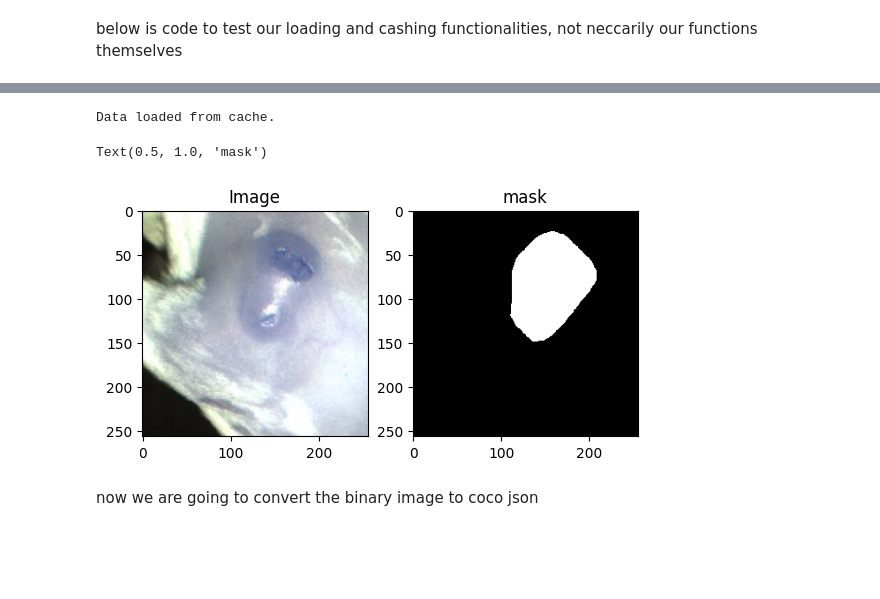
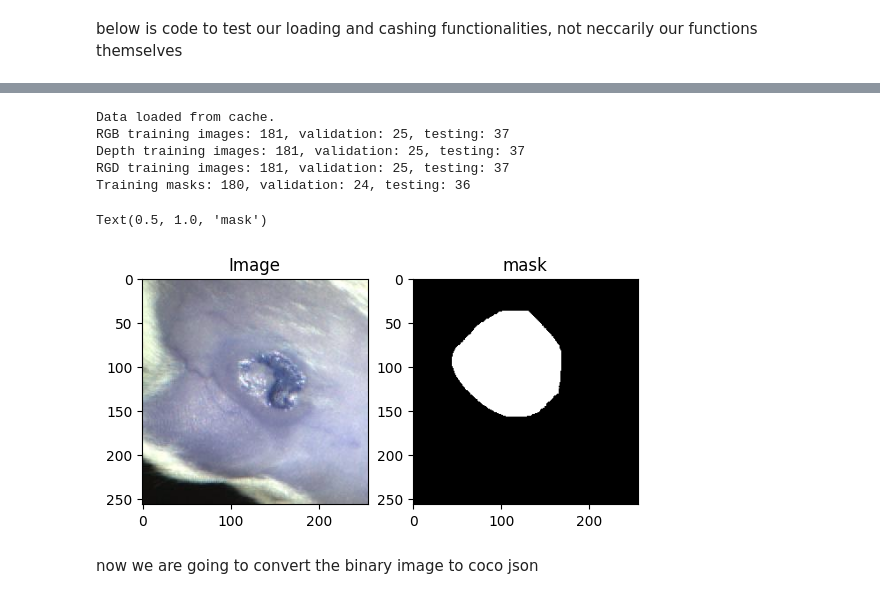
Before and after one commit to RibaDiba/tumor-segmentation, a Jupyter notebook: util/testing/test_notebook.ipynb, the cells around one changed output, grey strips where cells are left out. Drawn from its saved outputs; the diff is of its cells as text; code cells hidden in the pictures; blank space fills up the shorter version.

Commit message:
updated testing notebook

```diff
--- a/util/testing/test_notebook.ipynb
+++ b/util/testing/test_notebook.ipynb
@@ -40,15 +53,19 @@ d = Dataset(data_path="../../data/raw_data/useable_data")
 # %%
-train_images, train_masks, val_images, val_masks, test_images, test_masks = d.load_data()
+train_images, train_masks, val_images, val_masks, test_images, test_masks = d.load_data(rgb=True)
 f, ax = plt.subplots(1,2)
 num = random.randint(0, len(train_images))
 ax[0].imshow(train_images[num])
 ax[0].set_title("Image")
 ax[1].imshow(train_masks[num], cmap="gray")
 ax[1].set_title("mask")
 # %% [output]
 Data loaded from cache.
+RGB training images: 181, validation: 25, testing: 37
+Depth training images: 181, validation: 25, testing: 37
+RGD training images: 181, validation: 25, testing: 37
+Training masks: 180, validation: 24, testing: 36
 Text(0.5, 1.0, 'mask')
-[figure, old version]
+[figure, new version]
 # %% [markdown]
 now we are going to convert the binary image to coco json
 # %%
```
Also changed, not shown: parts of 12 cells of this notebook.
